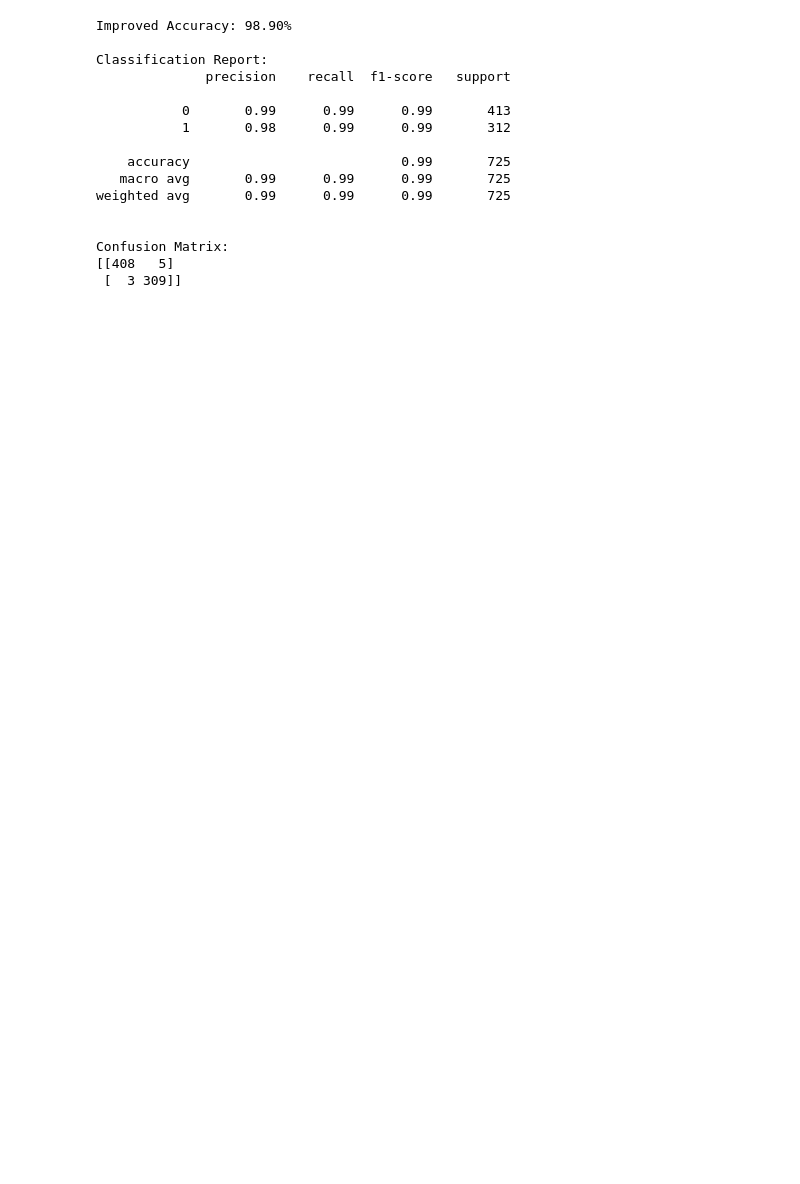
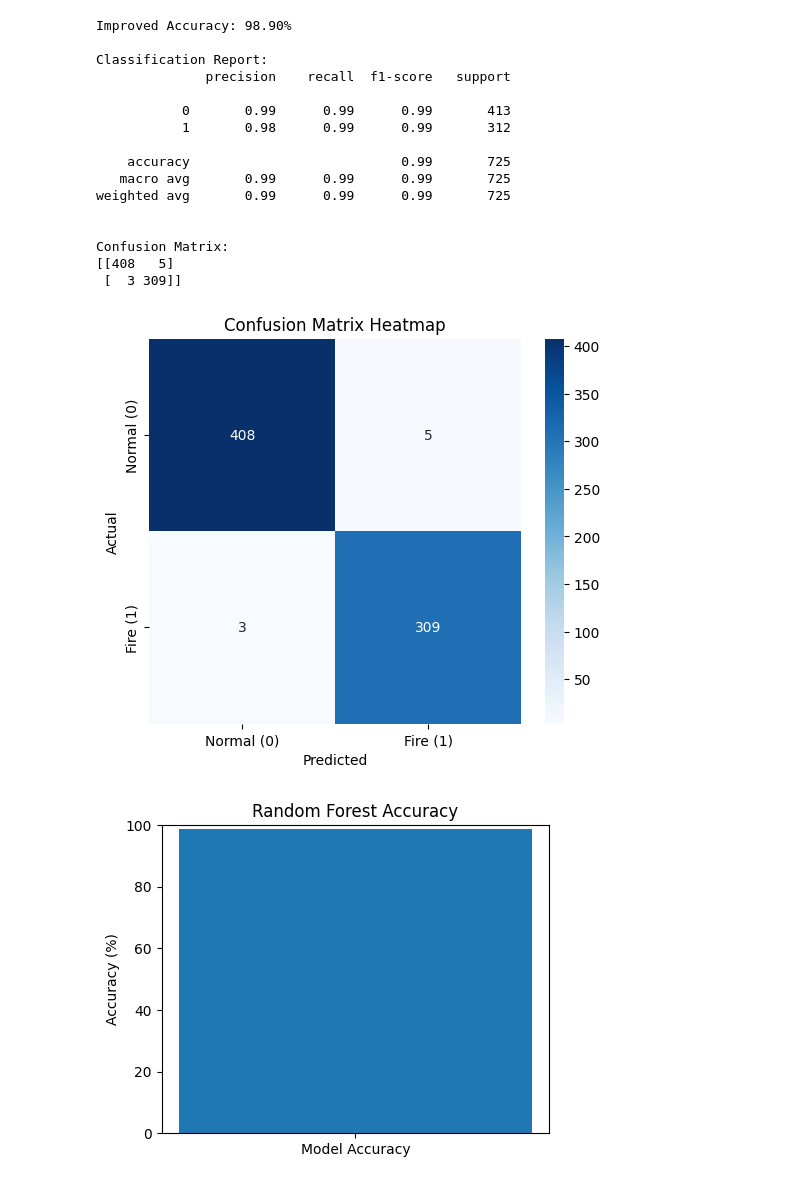
Before and after one commit to Shambhavi63077/Fire_Detection_Model, a Jupyter notebook: Untitled4.ipynb, the cells around one changed output. Saved outputs shown, nothing was run; the diff lists cells and outputs as text; code cells hidden in the pictures; blank space fills up the shorter version.

```diff
--- a/Untitled4.ipynb
+++ b/Untitled4.ipynb
@@ -2,32 +2,51 @@
 <a href="https://colab.research.google.com/github/Shambhavi63077/Fire_Detection_Model/blob/main/Untitled4.ipynb" target="_parent"><img src="https://colab.research.google.com/assets/colab-badge.svg" alt="Open In Colab"/></a>
 # %%
 import pandas as pd
+import matplotlib.pyplot as plt
+import seaborn as sns
+
 from sklearn.model_selection import train_test_split
 from sklearn.preprocessing import StandardScaler
 from sklearn.metrics import accuracy_score, classification_report, confusion_matrix
 from sklearn.ensemble import RandomForestClassifier
 
 
+# -------------------------
+# 1. Load Dataset
+# -------------------------
 df = pd.read_csv("Laboratory Fire Dataset containing Multi Sensor Data.csv")
 
+# Remove unnecessary columns
 drop_cols = ['Unnamed: 0','Date','Sensor_ID','scenario_label','number_label','UV_Room','Interval_label']
 df = df.drop(columns=drop_cols)
 
+# Map class → true_label
 df['true_label'] = df['class'].map({1:0, 2:1, 3:1, 4:1})
 
+# Split features + labels
 X = df.drop(columns=['class','true_label'])
 y = df['true_label']
 
 
+# -------------------------
+# 2. Train-Test Split
+# -------------------------
 X_train, X_test, y_train, y_test = train_test_split(
     X, y, test_size=0.25, stratify=y, random_state=42
 )
 
 
+# -------------------------
+# 3. Scaling
+# -------------------------
 scaler = StandardScaler()
 X_train = scaler.fit_transform(X_train)
 X_test = scaler.transform(X_test)
 
+
+# -------------------------
+# 4. Random Forest Model
+# -------------------------
 model = RandomForestClassifier(
     n_estimators=400,
     max_depth=18,
@@ -37,31 +56,85 @@ model = RandomForestClassifier(
 
 model.fit(X_train, y_train)
 
 
+# -------------------------
+# 5. Predictions + Metrics
+# -------------------------
 pred = model.predict(X_test)
 
 acc = accuracy_score(y_test, pred)
 print(f"\nImproved Accuracy: {acc*100:.2f}%")
 
 print("\nClassification Report:")
 print(classification_report(y_test, pred))
 
+cm = confusion_matrix(y_test, pred)
 print("\nConfusion Matrix:")
-print(confusion_matrix(y_test, pred))
+print(cm)
+
+
+# ============================================================
+# ------------    PLOTTING SECTION BELOW     -----------------
+# ============================================================
+
+# ------------------------------------------------------------
+# A. Confusion Matrix Plot (Heatmap)
+# ------------------------------------------------------------
+plt.figure(figsize=(6, 5))
+sns.heatmap(cm, annot=True, fmt="d", cmap="Blues",
+            xticklabels=['Normal (0)', 'Fire (1)'],
+            yticklabels=['Normal (0)', 'Fire (1)'])
+plt.title("Confusion Matrix Heatmap")
+plt.xlabel("Predicted")
+plt.ylabel("Actual")
+plt.show()
+
+
+# ------------------------------------------------------------
+# B. Accuracy Bar Plot
+# ------------------------------------------------------------
+plt.figure(figsize=(5, 4))
+plt.bar(["Model Accuracy"], [acc * 100])
+plt.ylabel("Accuracy (%)")
+plt.title("Random Forest Accuracy")
+plt.ylim(0, 100)
+plt.show()
+
+
+# ------------------------------------------------------------
+# C. Feature Importance Plot
+# ------------------------------------------------------------
+# Extract feature importance
+importances = model.feature_importances_
+feature_names = X.columns
+
+fi_df = pd.DataFrame({
+    'Feature': feature_names,
+    'Importance': importances
+}).sort_values(by='Importance', ascending=False).reset_index(drop=True)
+
+plt.figure(figsize=(10, 6))
+sns.barplot(data=fi_df, x='Importance', y='Feature', palette="viridis")
+plt.title("Feature Importance - Random Forest")
+plt.xlabel("Importance Score")
+plt.ylabel("Feature Name")
+plt.show()
 # %% [output]
 Improved Accuracy: 98.90%
 
 Classification Report:
               precision    recall  f1-score   support
 
            0       0.99      0.99      0.99       413
            1       0.98      0.99      0.99       312
 
     accuracy                           0.99       725
    macro avg       0.99      0.99      0.99       725
 weighted avg       0.99      0.99      0.99       725
 
 
 Confusion Matrix:
 [[408   5]
  [  3 309]]
+[figure, added]
+[figure, added]
```
Also changed, not shown: parts of 1 cell of this notebook.
